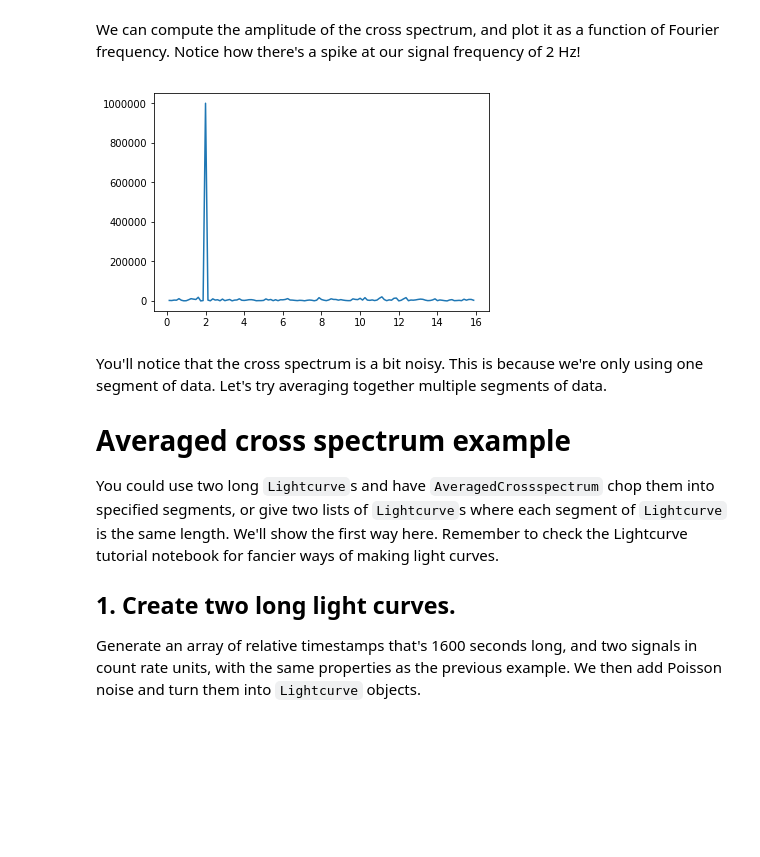
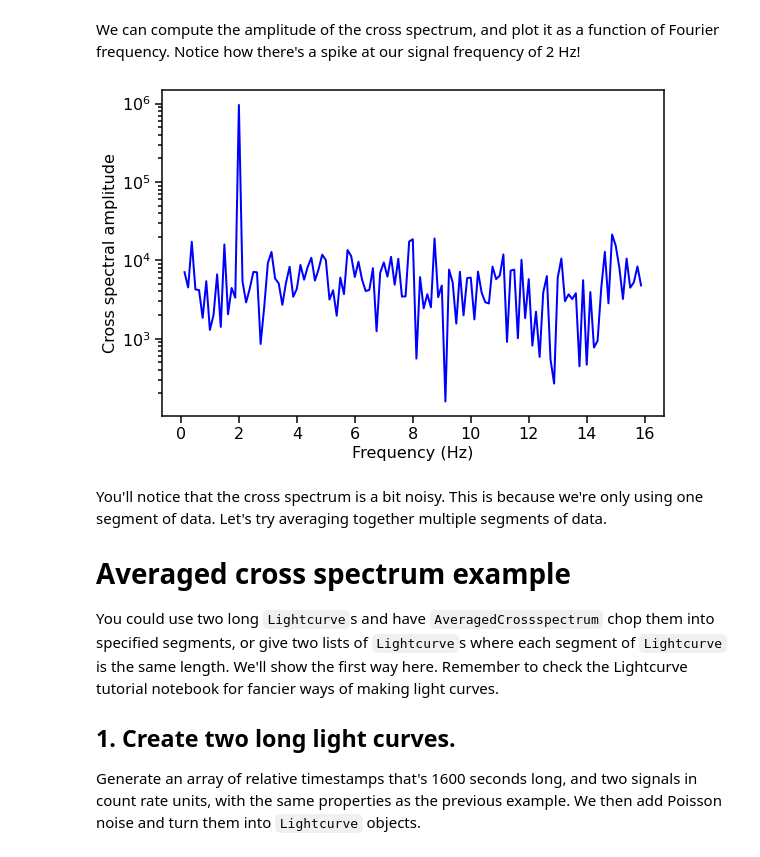
Before and after one commit to StingraySoftware/notebooks, a Jupyter notebook: Crossspectrum/Crossspectrum_tutorial.ipynb, the cells around one changed output. Saved outputs shown, nothing was run; the diff lists cells and outputs as text; code cells hidden in the pictures; blank space fills up the shorter version.

```diff
--- a/Crossspectrum/Crossspectrum_tutorial.ipynb
+++ b/Crossspectrum/Crossspectrum_tutorial.ipynb
@@ -51,5 +51,5 @@ You can also specify the optional attribute `norm` if you wish to normalize the
 # %%
-cs = Crossspectrum(lc1, lc2)
+cs = Crossspectrum.from_lightcurve(lc1, lc2)
 print(cs)
 # %% [output]
 <stingray.crossspectrum.Crossspectrum object at 0x...>
@@ -84,10 +112,23 @@ A `Crossspectrum` object has the following properties :
 7. `nphots2` : The total number of photons in the second (reference) light curve.
 # %% [markdown]
 We can compute the amplitude of the cross spectrum, and plot it as a function of Fourier frequency. Notice how there's a spike at our signal frequency of 2 Hz!
-# %%
-cs.plot()
-# %% [output]
-[figure, removed]
+# %%
+cs_amplitude = np.abs(cs.power)  # The mod square of the real and imaginary components
+
+fig, ax1 = plt.subplots(1,1,figsize=(9,6), sharex=True)
+ax1.plot(cs.freq, cs_amplitude, lw=2, color='blue')
+ax1.set_xlabel("Frequency (Hz)", fontproperties=font_prop)
+ax1.set_ylabel("Cross spectral amplitude", fontproperties=font_prop)
+ax1.set_yscale('log')
+ax1.tick_params(axis='x', labelsize=16)
+ax1.tick_params(axis='y', labelsize=16)
+ax1.tick_params(which='major', width=1.5, length=7)
+ax1.tick_params(which='minor', width=1.5, length=4)
+for axis in ['top', 'bottom', 'left', 'right']:
+    ax1.spines[axis].set_linewidth(1.5)
+plt.show()
+# %% [output]
+[figure, added]
 # %% [markdown]
 You'll notice that the cross spectrum is a bit noisy. This is because we're only using one segment of data. Let's try averaging together multiple segments of data.
 # Averaged cross spectrum example
```
Also changed, not shown: parts of 22 cells of this notebook.
